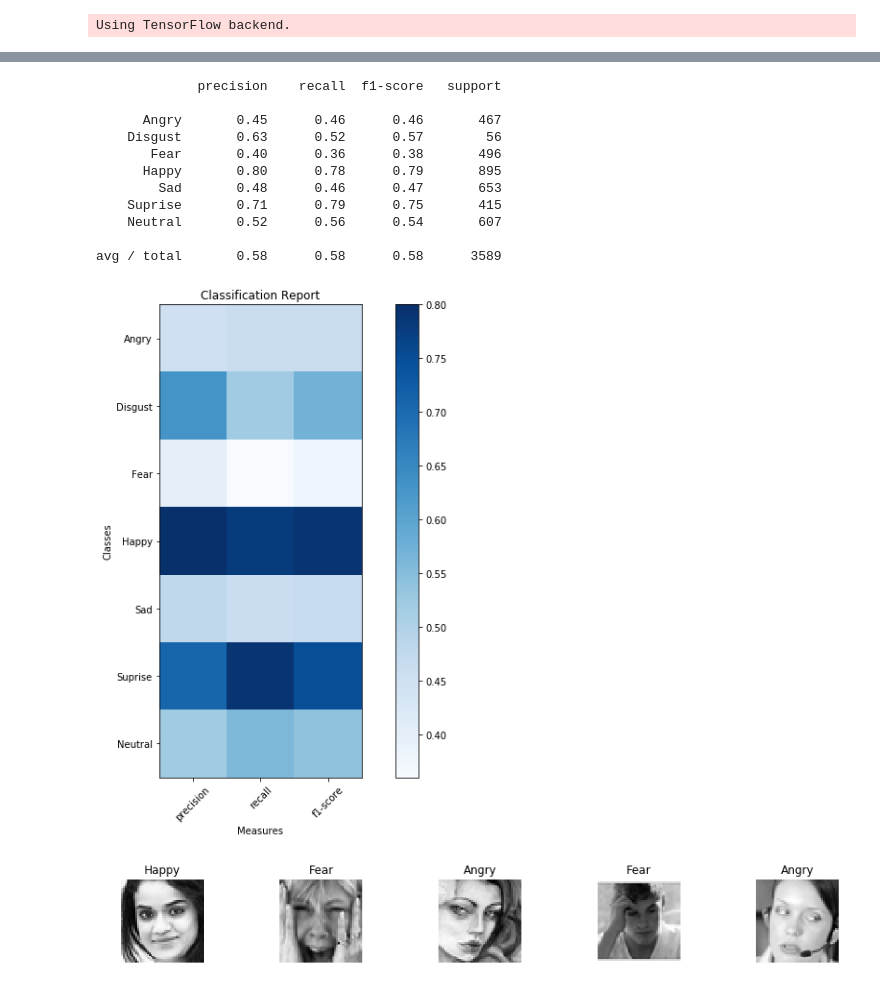
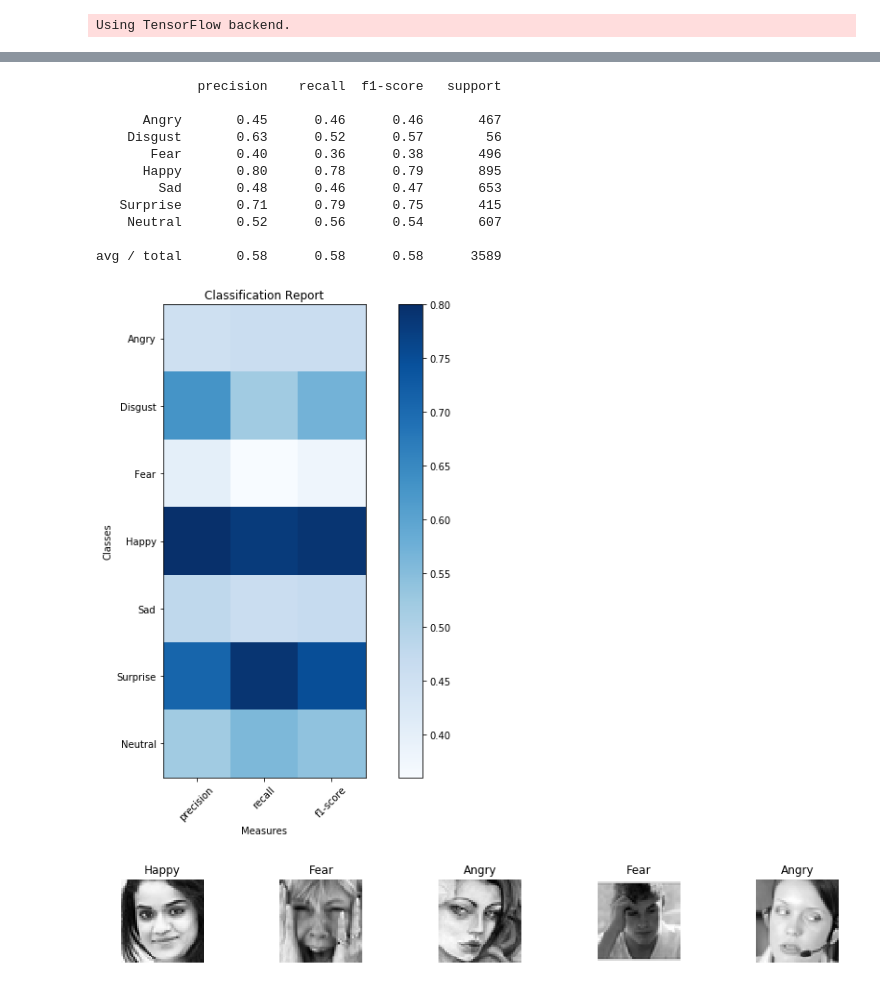
Before and after one commit to ambatirahul/Deep-learning, a Jupyter notebook: ClassificationReport/ClassificationReport.ipynb, the cells around one changed output, grey strips where cells are left out. Saved outputs shown, nothing was run; the diff lists cells and outputs as text; code cells hidden in the pictures.

```diff
--- a/ClassificationReport/ClassificationReport.ipynb
+++ b/ClassificationReport/ClassificationReport.ipynb
@@ -11,7 +11,7 @@ fer = pd.read_csv("../fer2013/fer2013.csv")
 # %%
 fer.pixels = fer.pixels.apply(lambda i: np.fromstring(i, sep=' '))
 emotion = {0:'Angry',1:'Disgust', 2:'Fear', 3:'Happy', 4:'Sad', 5:'Surprise', 6:'Neutral'}
-emotionList = ['Angry', 'Disgust', 'Fear', 'Happy', 'Sad', 'Suprise', 'Neutral']
+emotionList = ['Angry', 'Disgust', 'Fear', 'Happy', 'Sad', 'Surprise', 'Neutral']
 # %%
 train = fer[['emotion','pixels']][fer['Usage']=='Training']
 public_test = fer[['emotion','pixels']][fer['Usage']=='PublicTest']
@@ -114,5 +144,5 @@ def plot_confusion_matrix(cm, show_cm=False, title='Confusion Matrix'):
 # %%
-b_model = models['Deep Neural Network with more hidden layers, nodes and Batch Normalization']
-b_cm = confusion_matrix(y_public_test, b_model.predict_classes(X_public_test))
-b_cr = classification_report(y_public_test, b_model.predict_classes(X_public_test), target_names=emotionList)
+best_model = models['Deep Neural Network with more hidden layers, nodes and Batch Normalization']
+best_cm = confusion_matrix(y_public_test, best_model.predict_classes(X_public_test))
+best_cr = classification_report(y_public_test, best_model.predict_classes(X_public_test), target_names=emotionList)
 # %%
@@ -129,18 +159,18 @@ plot_confusion_matrix(b_cm, True)
 # %%
-plot_classification_report(b_cr, True)
+plot_classification_report(best_cr, True)
 # %% [output]
              precision    recall  f1-score   support
 
       Angry       0.45      0.46      0.46       467
     Disgust       0.63      0.52      0.57        56
        Fear       0.40      0.36      0.38       496
       Happy       0.80      0.78      0.79       895
         Sad       0.48      0.46      0.47       653
-    Suprise       0.71      0.79      0.75       415
+   Surprise       0.71      0.79      0.75       415
     Neutral       0.52      0.56      0.54       607
 
 avg / total       0.58      0.58      0.58      3589
-[figure, old version]
+[figure, new version]
 # %%
 def get_prob_pred_true(model_):
     """
```
Also changed, not shown: parts of 12 cells of this notebook.
